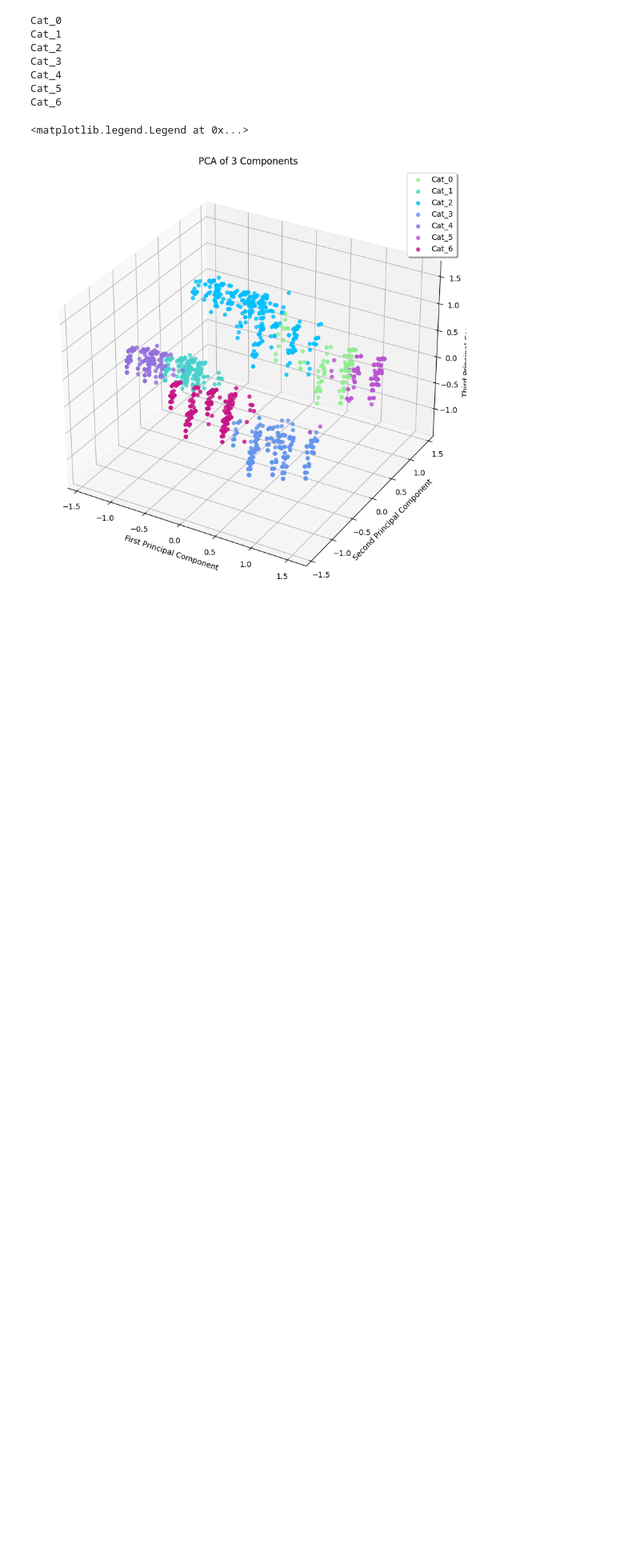
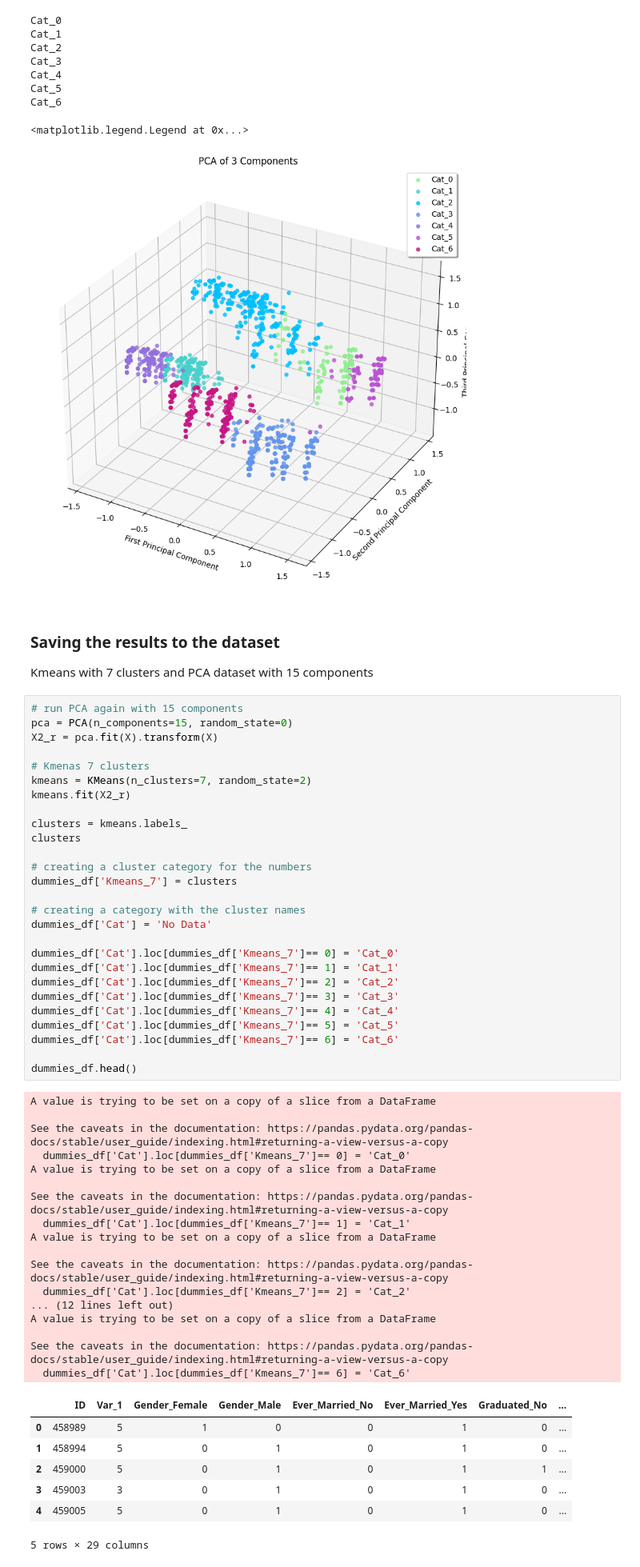
Before and after one commit to Korrin-F/tDS_Day_By_Days, a Jupyter notebook: Week 8 - Assignment_Unsupervised/Mini_unsupervised_P2.ipynb, the cells around one changed output. Shown: that part at 80% size. Saved outputs shown, nothing was run; the diff lists cells and outputs as text; blank space fills up the shorter version.

```diff
--- a/Week 8 - Assignment_Unsupervised/Mini_unsupervised_P2.ipynb
+++ b/Week 8 - Assignment_Unsupervised/Mini_unsupervised_P2.ipynb
@@ -670,3 +673,58 @@ Cat_5
 Cat_6
 <matplotlib.legend.Legend at 0x...>
 [figure]
+# %% [markdown]
+### Saving the results to the dataset
+Kmeans with 7 clusters and PCA dataset with 15 components
+# %%
+# run PCA again with 15 components
+pca = PCA(n_components=15, random_state=0)
+X2_r = pca.fit(X).transform(X)
+
+# Kmenas 7 clusters
+kmeans = KMeans(n_clusters=7, random_state=2)
+kmeans.fit(X2_r)
+
+clusters = kmeans.labels_
+clusters
+
+# creating a cluster category for the numbers
+dummies_df['Kmeans_7'] = clusters
+
+# creating a category with the cluster names
+dummies_df['Cat'] = 'No Data'
+
+dummies_df['Cat'].loc[dummies_df['Kmeans_7']== 0] = 'Cat_0'
+dummies_df['Cat'].loc[dummies_df['Kmeans_7']== 1] = 'Cat_1'
+dummies_df['Cat'].loc[dummies_df['Kmeans_7']== 2] = 'Cat_2'
+dummies_df['Cat'].loc[dummies_df['Kmeans_7']== 3] = 'Cat_3'
+dummies_df['Cat'].loc[dummies_df['Kmeans_7']== 4] = 'Cat_4'
+dummies_df['Cat'].loc[dummies_df['Kmeans_7']== 5] = 'Cat_5'
+dummies_df['Cat'].loc[dummies_df['Kmeans_7']== 6] = 'Cat_6'
+
+dummies_df.head()
+# %% [output]
+A value is trying to be set on a copy of a slice from a DataFrame
+
+See the caveats in the documentation: https://pandas.pydata.org/pandas-docs/stable/user_guide/indexing.html#returning-a-view-versus-a-copy
+  dummies_df['Cat'].loc[dummies_df['Kmeans_7']== 0] = 'Cat_0'
+A value is trying to be set on a copy of a slice from a DataFrame
+
+See the caveats in the documentation: https://pandas.pydata.org/pandas-docs/stable/user_guide/indexing.html#returning-a-view-versus-a-copy
+  dummies_df['Cat'].loc[dummies_df['Kmeans_7']== 1] = 'Cat_1'
+A value is trying to be set on a copy of a slice from a DataFrame
+
+See the caveats in the documentation: https://pandas.pydata.org/pandas-docs/stable/user_guide/indexing.html#returning-a-view-versus-a-copy
+  dummies_df['Cat'].loc[dummies_df['Kmeans_7']== 2] = 'Cat_2'
+... (12 lines left out)
+A value is trying to be set on a copy of a slice from a DataFrame
+
+See the caveats in the documentation: https://pandas.pydata.org/pandas-docs/stable/user_guide/indexing.html#returning-a-view-versus-a-copy
+  dummies_df['Cat'].loc[dummies_df['Kmeans_7']== 6] = 'Cat_6'
+|  | ID | Var_1 | Gender_Female | Gender_Male | Ever_Married_No | Ever_Married_Yes | Graduated_No | ... |
+| 0 | 458989 | 5 | 1 | 0 | 0 | 1 | 0 | ... |
+| 1 | 458994 | 5 | 0 | 1 | 0 | 1 | 0 | ... |
+| 2 | 459000 | 5 | 0 | 1 | 0 | 1 | 1 | ... |
+| 3 | 459003 | 3 | 0 | 1 | 0 | 1 | 0 | ... |
+| 4 | 459005 | 5 | 0 | 1 | 0 | 1 | 0 | ... |
+5 rows × 29 columns
```
Also changed, not shown: parts of 7 cells of this notebook, 15 other files.
